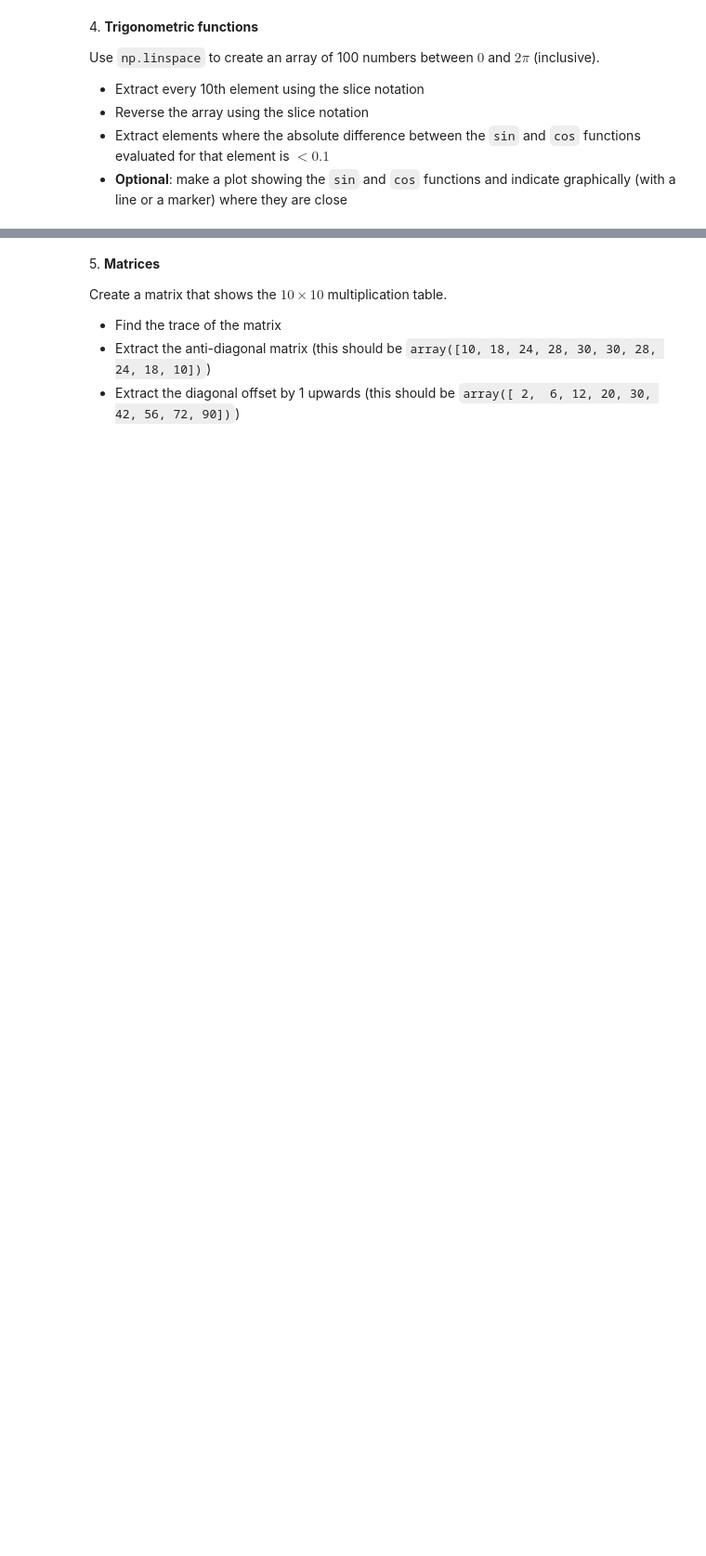
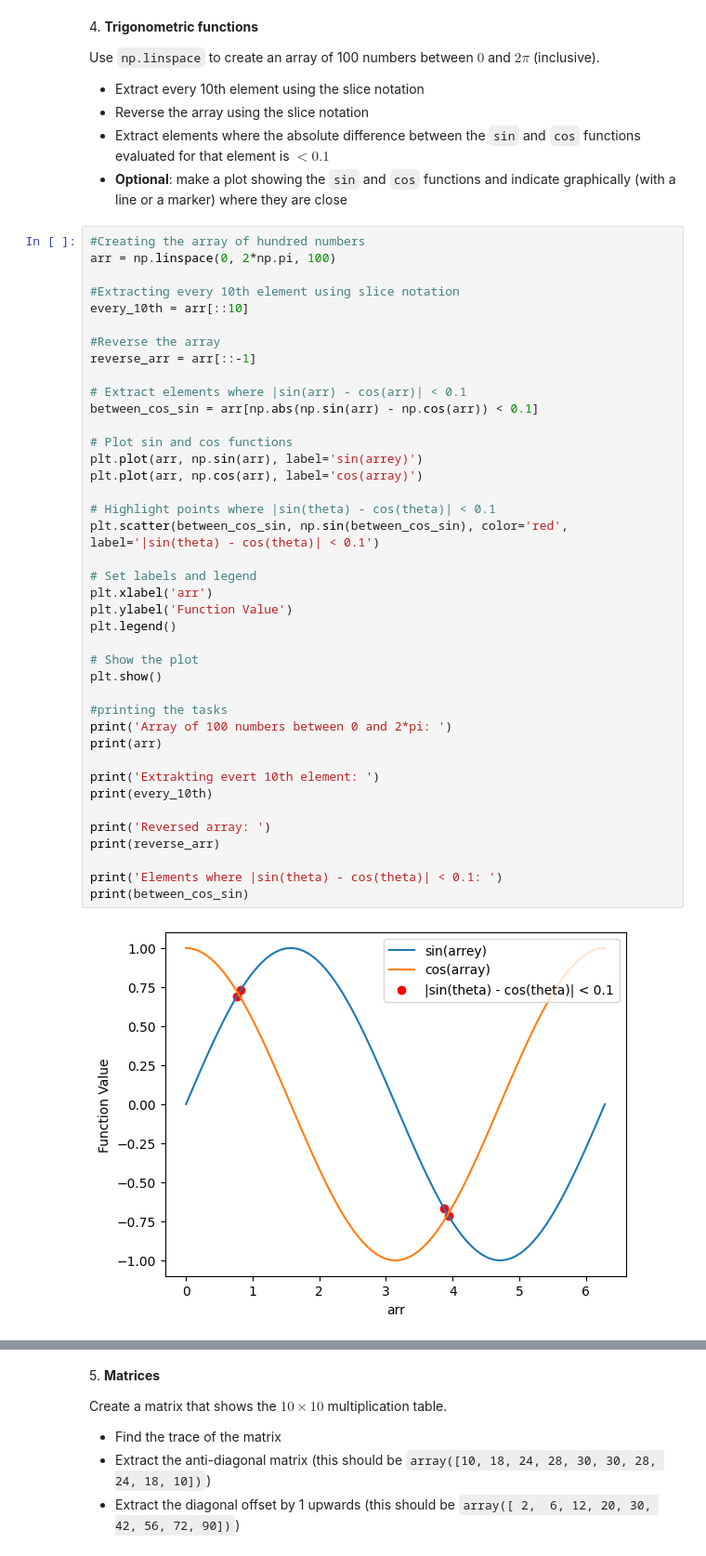
Before and after one commit to elisagg123/ScientificComputingWithPython2023, a Jupyter notebook: 04ex_numpy.ipynb, the cells around one changed output, grey strips where cells are left out. Shown at 93% size. Cells and saved outputs as stored; diff of their text form; blank space fills up the shorter version.

```diff
--- a/04ex_numpy.ipynb
+++ b/04ex_numpy.ipynb
@@ -110,3 +142,45 @@ Use `np.linspace` to create an array of 100 numbers between $0$ and $2\pi$ (incl
   * Reverse the array using the slice notation
   * Extract elements where the absolute difference between the `sin` and `cos` functions evaluated for that element is $< 0.1$
   * **Optional**: make a plot showing the `sin` and `cos` functions and indicate graphically (with a line or a marker) where they are close
+# %%
+#Creating the array of hundred numbers
+arr = np.linspace(0, 2*np.pi, 100)
+
+#Extracting every 10th element using slice notation
+every_10th = arr[::10]
+
+#Reverse the array
+reverse_arr = arr[::-1]
+
+# Extract elements where |sin(arr) - cos(arr)| < 0.1
+between_cos_sin = arr[np.abs(np.sin(arr) - np.cos(arr)) < 0.1]
+
+# Plot sin and cos functions
+plt.plot(arr, np.sin(arr), label='sin(arrey)')
+plt.plot(arr, np.cos(arr), label='cos(array)')
+
+# Highlight points where |sin(theta) - cos(theta)| < 0.1
+plt.scatter(between_cos_sin, np.sin(between_cos_sin), color='red', label='|sin(theta) - cos(theta)| < 0.1')
+
+# Set labels and legend
+plt.xlabel('arr')
+plt.ylabel('Function Value')
+plt.legend()
+
+# Show the plot
+plt.show()
+
+#printing the tasks
+print('Array of 100 numbers between 0 and 2*pi: ')
+print(arr)
+
+print('Extrakting evert 10th element: ')
+print(every_10th)
+
+print('Reversed array: ')
+print(reverse_arr)
+
+print('Elements where |sin(theta) - cos(theta)| < 0.1: ')
+print(between_cos_sin)
+# %% [output]
+[figure, added]
```
Also changed, not shown: parts of 7 cells of this notebook, 1 other file.
